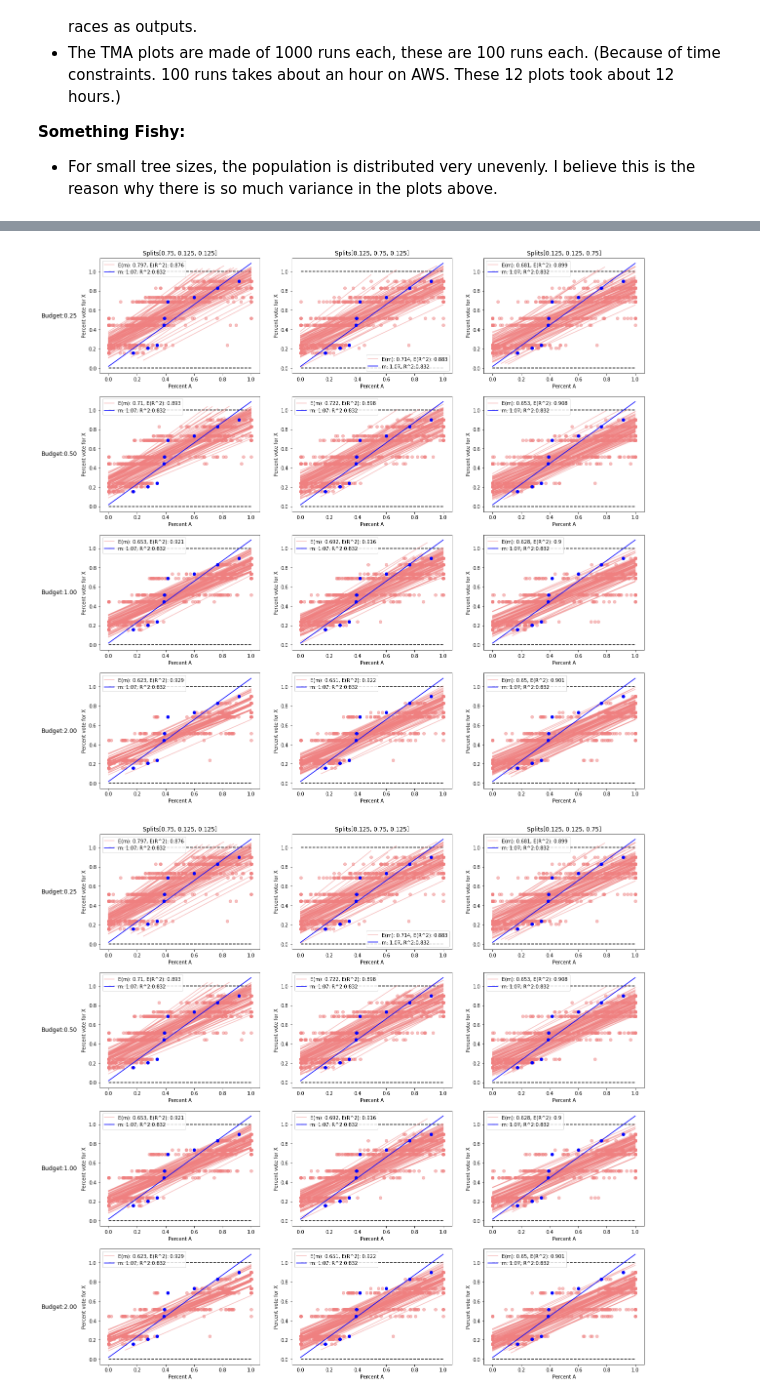
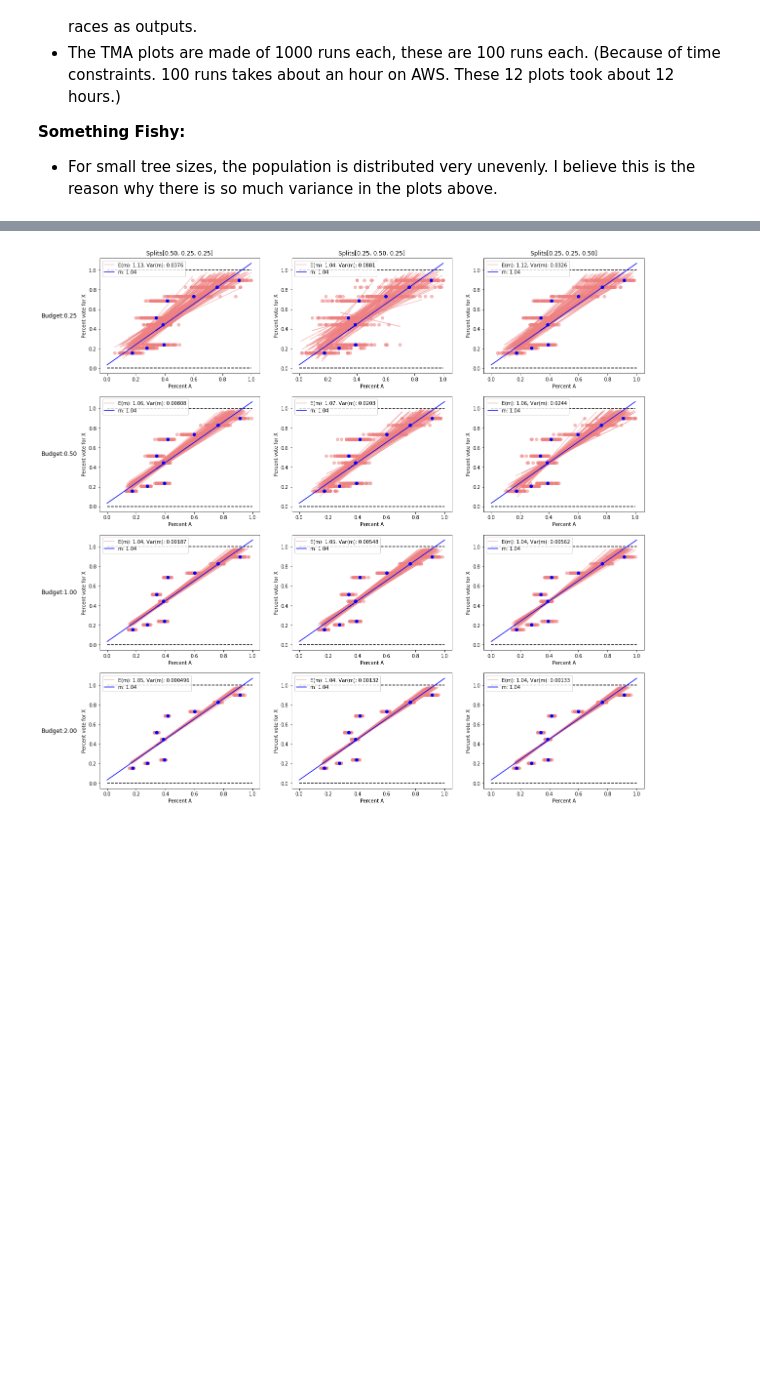
Before and after one commit to mggg/census-diff-privacy, a Jupyter notebook: synthetic_data_experiments/synthetic_data_experiment_outputs.ipynb, the cells around one changed output, grey strips where cells are left out. Cells and saved outputs as stored; diff of their text form; code cells hidden in the pictures; blank space fills up the shorter version.

```diff
--- a/synthetic_data_experiments/synthetic_data_experiment_outputs.ipynb
+++ b/synthetic_data_experiments/synthetic_data_experiment_outputs.ipynb
@@ -25,22 +25,19 @@ from synthetic_data_experiment_functions import *
 state_id = 1
 race = 1
 num_runs = 100
-data_dir = "./cleaned_normal_outputs/"
+data_dir = "./cleaned_synthetic/"
 
 experiment2coords_map = dict({
-    "11": (0,2),
-    "12": (0,1),
-    "13": (0,0),
-    "21": (1,2),
-    "22": (1,1),
-    "23": (1,0),
-    "31": (2,2),
-    "32": (2,1),
-    "33": (2,0),
-    "41": (3,2),
-    "42": (3,1),
-    "43": (3,0)
+    "synthetic_bottom_heavy_0point25.ini": (0,2),
+    "synthetic_mid_heavy_0point25.ini": (0,1),
+    "synthetic_top_heavy_0point25.ini": (0,0),
+    "synthetic_bottom_heavy_0point50.ini": (1,2),
+    "synthetic_mid_heavy_0point50.ini": (1,1),
+    "synthetic_top_heavy_0point50.ini": (1,0),
+    "synthetic_bottom_heavy_1.ini": (2,2),
+    "synthetic_mid_heavy_1.ini": (2,1),
+    "synthetic_top_heavy_1.ini": (2,0),
+    "synthetic_bottom_heavy_2.ini": (3,2),
+    "synthetic_mid_heavy_2.ini": (3,1),
+    "synthetic_top_heavy_2.ini": (3,0)
 })
-
-for (key, coords) in experiment2coords_map.items():
-    print(key, coords)
@@ -62,17 +46,19 @@ def plot_experiments(data_dir, experiment2coords_map, er=True):
     fig, axs = plt.subplots(4, 3, figsize=(20,20))
 
     for (key, coords) in experiment2coords_map.items():
-        dir_name = data_dir + "NORMAL_CONFIG_" + key + ".ini/"
+        dir_name = data_dir + key
         runs_df = collect_run_percents_by_race(dir_name, state_id, race)
+
         if er:
             plot(runs_df, num_runs, axs, coords)
         else:
             plot(runs_df, num_runs, axs, coords, hist=True)
 
     # Label the budget and the splits to the figure
-    axs[0, 0].set_title("Splits[0.75, 0.125, 0.125]")
-    axs[0, 1].set_title("Splits[0.125, 0.75, 0.125]")
-    axs[0, 2].set_title("Splits[0.125, 0.125, 0.75]")
+    # these splits go from top to bottom
+    axs[0, 0].set_title("Splits[0.50, 0.25, 0.25]")
+    axs[0, 1].set_title("Splits[0.25, 0.50, 0.25]")
+    axs[0, 2].set_title("Splits[0.25, 0.25, 0.50]")
 
     pad = 5
     axs[0,0].annotate("Budget:0.25", xy=(0, 0.5), xytext=(-axs[0,0].yaxis.labelpad - pad, 0),
@@ -91,9 +77,7 @@ def plot_experiments(data_dir, experiment2coords_map, er=True):
     return fig
 # %%
 er_fig = plot_experiments(data_dir, experiment2coords_map, er=True)
-er_fig
 # %% [output]
-[figure, old version]
+[figure, new version]
-[figure, removed]
 # %%
 hist_fig = plot_experiments(data_dir, experiment2coords_map, er=False)
```
Also changed, not shown: parts of 3 cells of this notebook, 1 other file.
